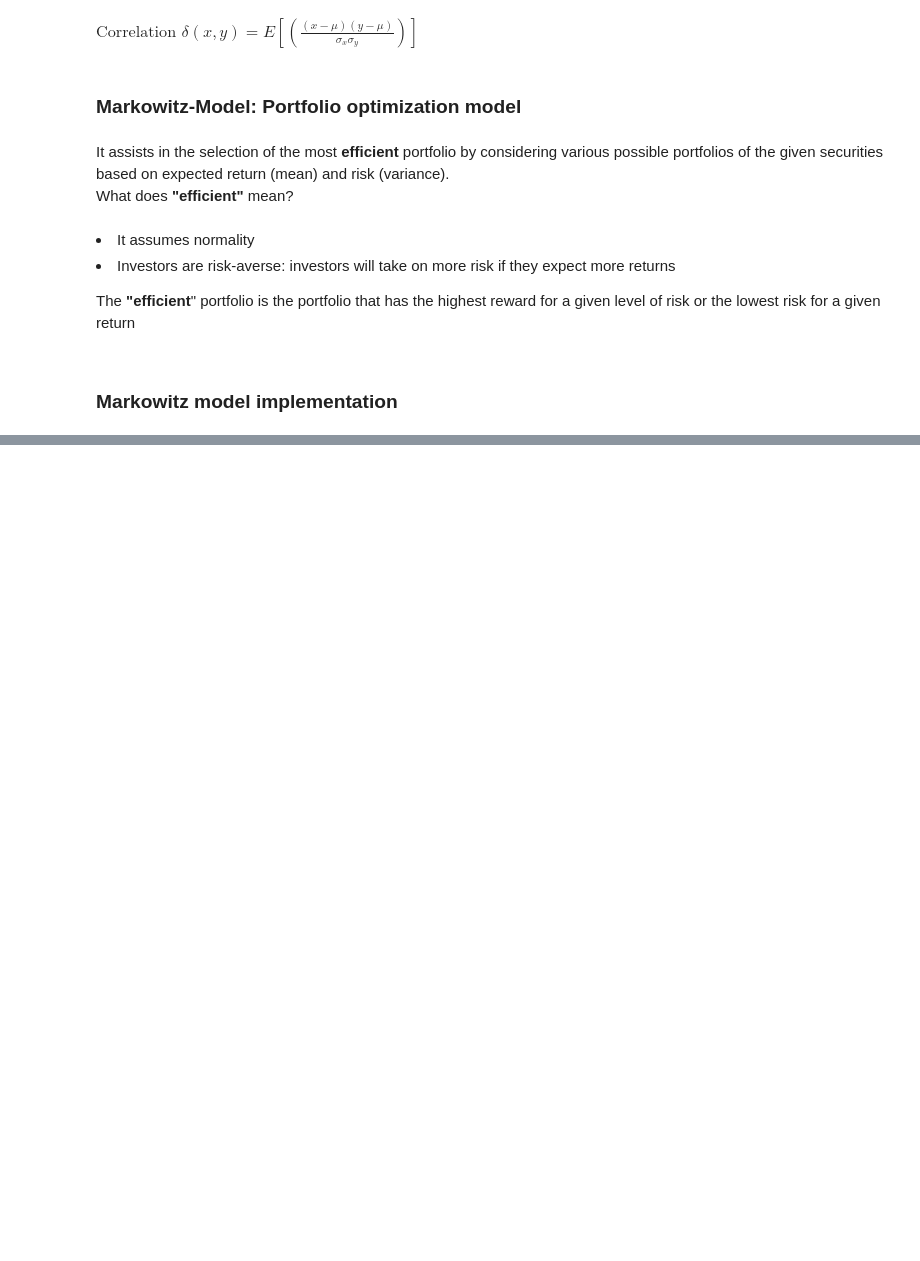
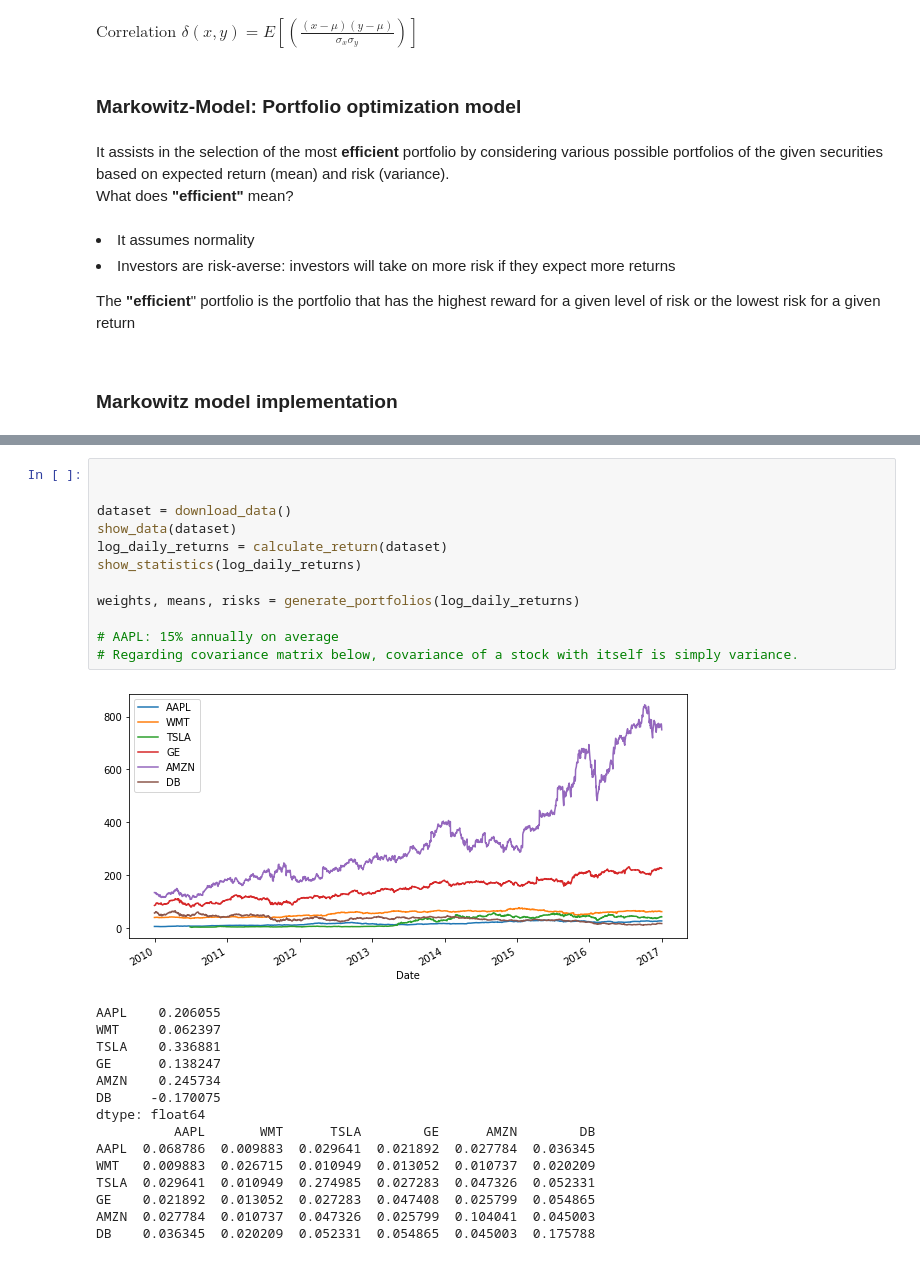
Before and after one commit to alexnesov/CQF-and-Mathematics, a Jupyter notebook: Financial_maths_basics/Modern Portfolio Theory.ipynb, the cells around one changed output, grey strips where cells are left out. Saved outputs shown, nothing was run; the diff lists cells and outputs as text; blank space fills up the shorter version.

Commit message:
plot

```diff
--- a/Financial_maths_basics/Modern Portfolio Theory.ipynb
+++ b/Financial_maths_basics/Modern Portfolio Theory.ipynb
@@ -113,0 +203,28 @@ Date
+# %%
+
+
+dataset = download_data()
+show_data(dataset)
+log_daily_returns = calculate_return(dataset)
+show_statistics(log_daily_returns)
+
+weights, means, risks = generate_portfolios(log_daily_returns)
+
+# AAPL: 15% annually on average
+# Regarding covariance matrix below, covariance of a stock with itself is simply variance.
+# %% [output]
+[figure, added]
+AAPL    0.206055
+WMT     0.062397
+TSLA    0.336881
+GE      0.138247
+AMZN    0.245734
+DB     -0.170075
+dtype: float64
+          AAPL       WMT      TSLA        GE      AMZN        DB
+AAPL  0.068786  0.009883  0.029641  0.021892  0.027784  0.036345
+WMT   0.009883  0.026715  0.010949  0.013052  0.010737  0.020209
+TSLA  0.029641  0.010949  0.274985  0.027283  0.047326  0.052331
+GE    0.021892  0.013052  0.027283  0.047408  0.025799  0.054865
+AMZN  0.027784  0.010737  0.047326  0.025799  0.104041  0.045003
+DB    0.036345  0.020209  0.052331  0.054865  0.045003  0.175788
```
Also changed, not shown: parts of 7 cells of this notebook.
